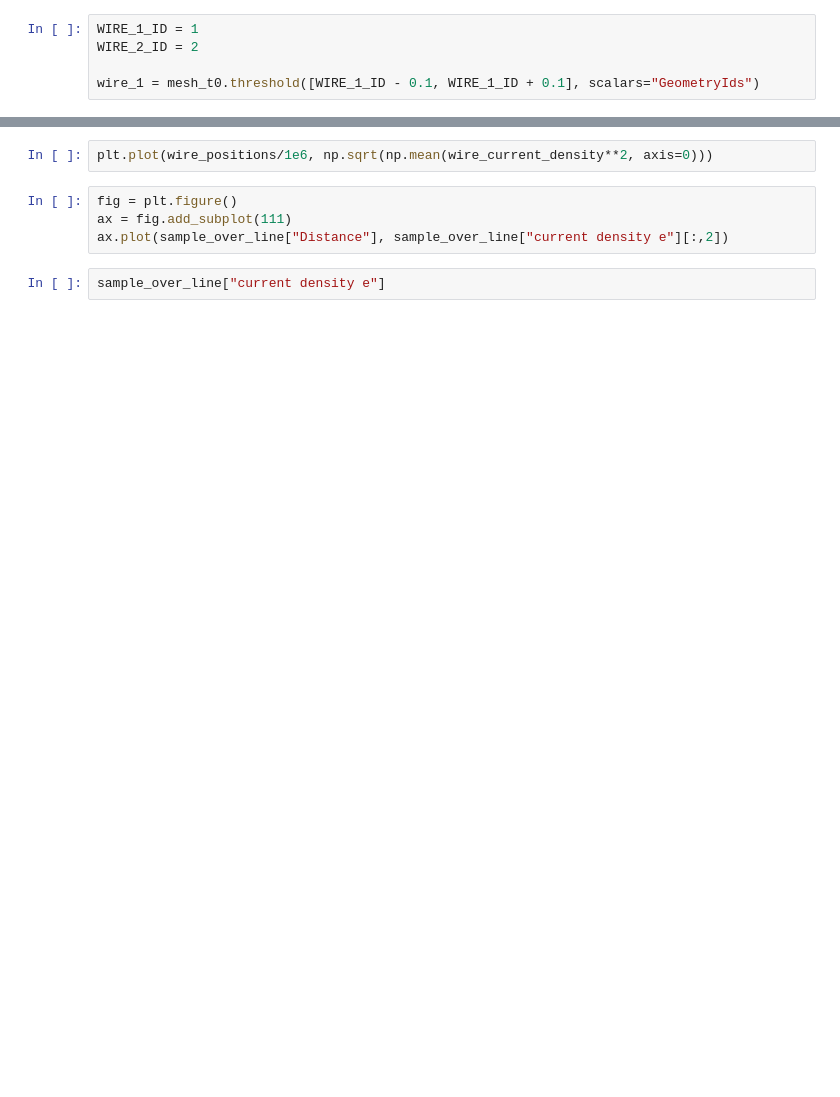
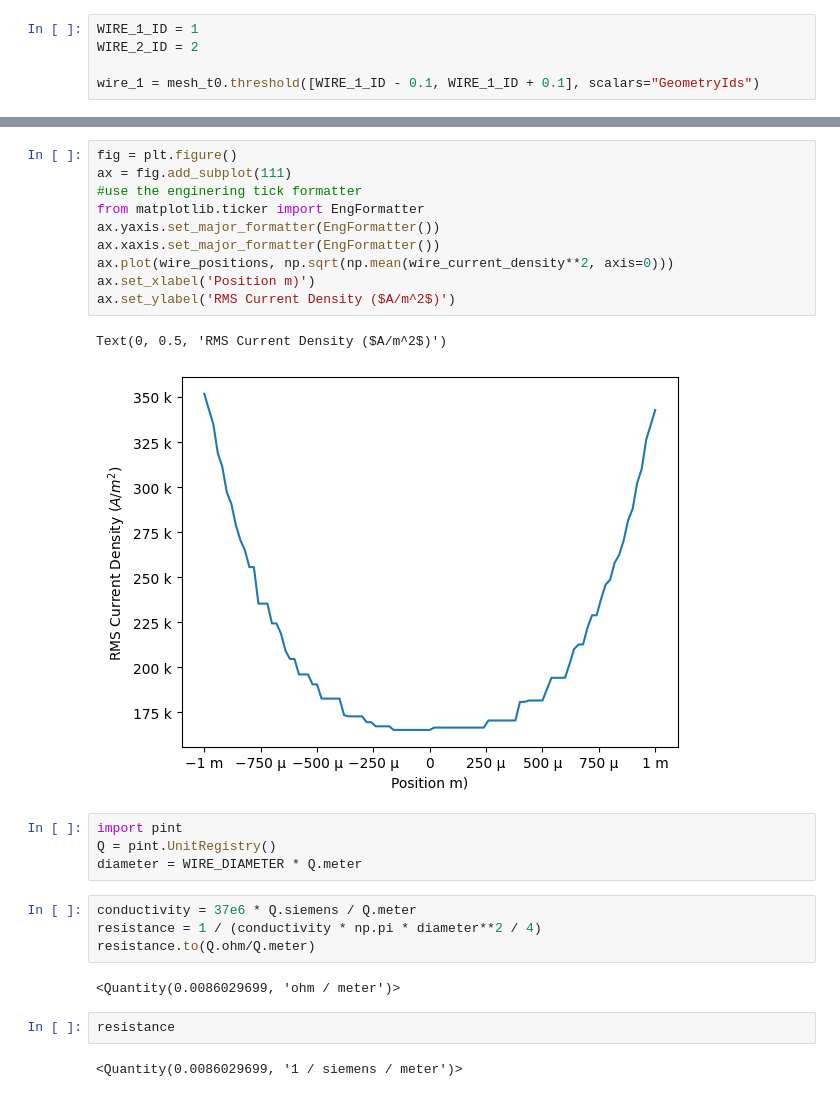
Before and after one commit to mjfwest/elmer-elmag, a Jupyter notebook: 2_wires/Investigation.ipynb, the cells around one changed output, grey strips where cells are left out. Saved outputs shown, nothing was run; the diff lists cells and outputs as text; blank space fills up the shorter version.

```diff
--- a/2_wires/Investigation.ipynb
+++ b/2_wires/Investigation.ipynb
@@ -75,8 +135,27 @@ plt.plot(wire_currrent[:,0], label='Wire 1')
-# %%
-plt.plot(wire_positions/1e6, np.sqrt(np.mean(wire_current_density**2, axis=0)))
-# %%
-fig = plt.figure()
-ax = fig.add_subplot(111)
-ax.plot(sample_over_line["Distance"], sample_over_line["current density e"][:,2])
-# %%
-sample_over_line["current density e"]
+# %%
+fig = plt.figure()
+ax = fig.add_subplot(111)
+#use the enginering tick formatter
+from matplotlib.ticker import EngFormatter
+ax.yaxis.set_major_formatter(EngFormatter())
+ax.xaxis.set_major_formatter(EngFormatter())
+ax.plot(wire_positions, np.sqrt(np.mean(wire_current_density**2, axis=0)))
+ax.set_xlabel('Position m)')
+ax.set_ylabel('RMS Current Density ($A/m^2$)')
+# %% [output]
+Text(0, 0.5, 'RMS Current Density ($A/m^2$)')
+[figure, added]
+# %%
+import pint
+Q = pint.UnitRegistry()
+diameter = WIRE_DIAMETER * Q.meter
+# %%
+conductivity = 37e6 * Q.siemens / Q.meter
+resistance = 1 / (conductivity * np.pi * diameter**2 / 4)
+resistance.to(Q.ohm/Q.meter)
+# %% [output]
+<Quantity(0.0086029699, 'ohm / meter')>
+# %%
+resistance
+# %% [output]
+<Quantity(0.0086029699, '1 / siemens / meter')>
```
Also changed, not shown: parts of 6 cells of this notebook.
